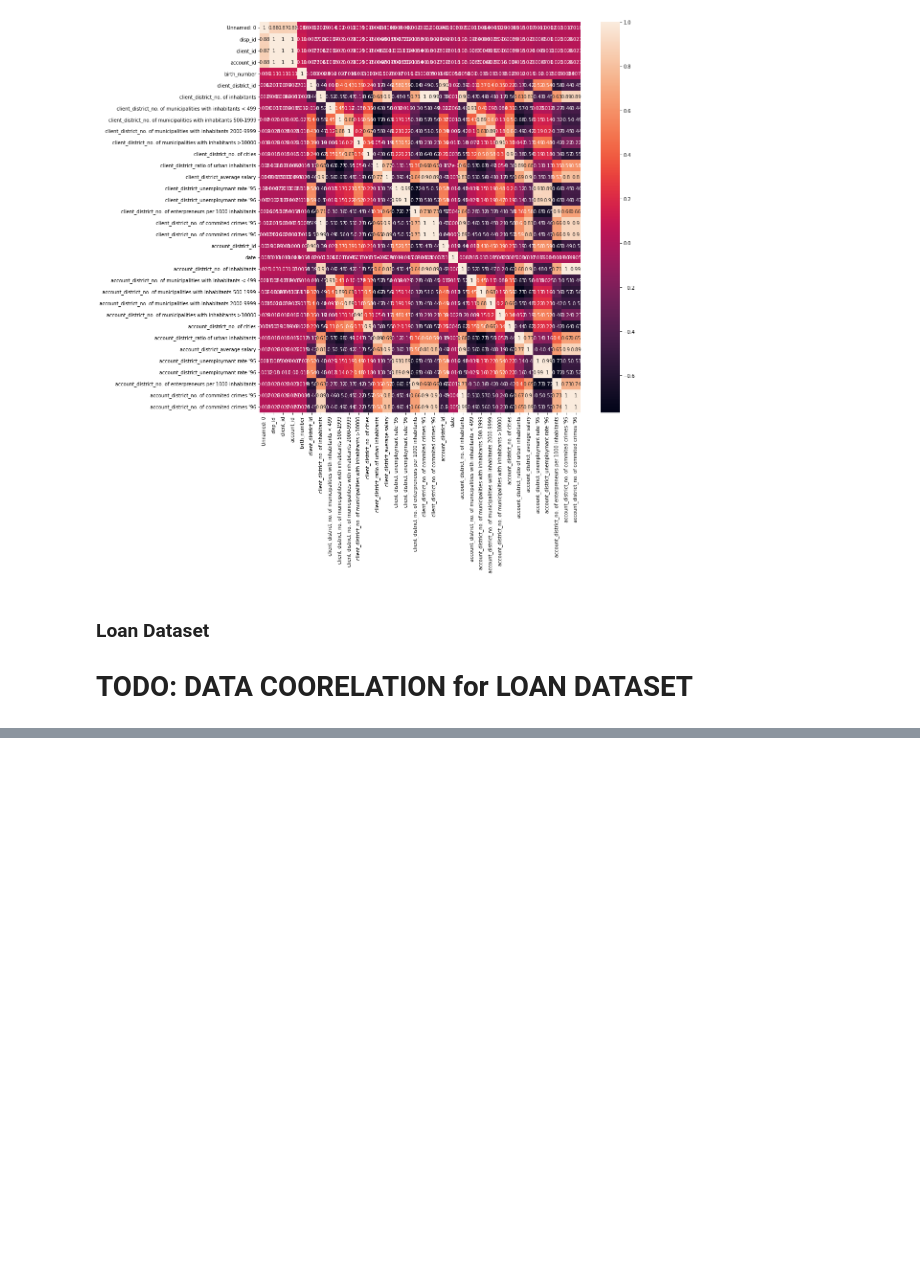
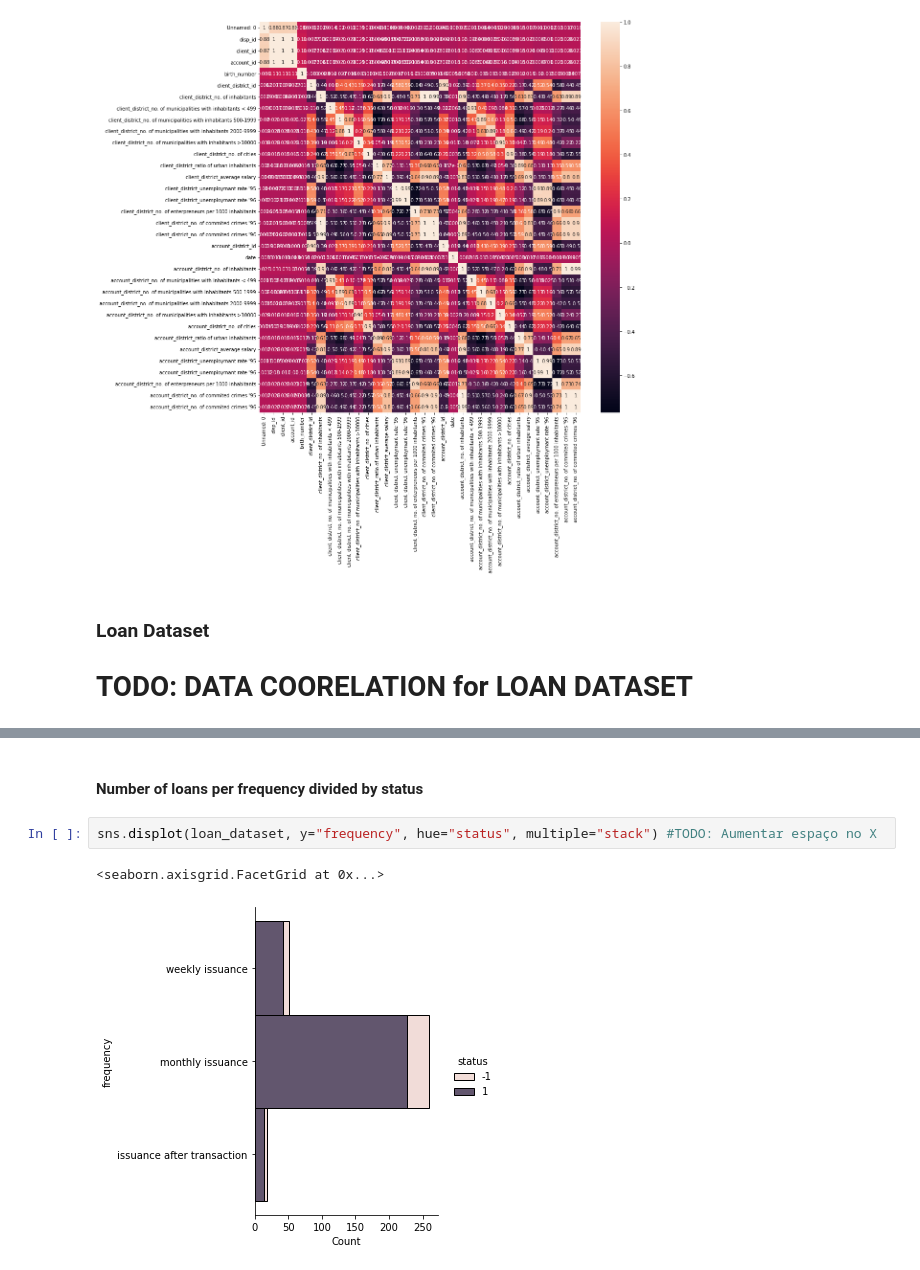
Before and after one commit to claramoreirag/FEUP-AC, a Jupyter notebook: analysis.ipynb, the cells around one changed output, grey strips where cells are left out. Saved outputs shown, nothing was run; the diff lists cells and outputs as text; blank space fills up the shorter version.

```diff
--- a/analysis.ipynb
+++ b/analysis.ipynb
@@ -560,0 +570,7 @@ plt.show()
+# %% [markdown]
+####  Number of loans per frequency divided by status
+# %%
+sns.displot(loan_dataset, y="frequency", hue="status", multiple="stack") #TODO: Aumentar espaço no X
+# %% [output]
+<seaborn.axisgrid.FacetGrid at 0x...>
+[figure, added]
```
Also changed, not shown: parts of 12 cells of this notebook.
